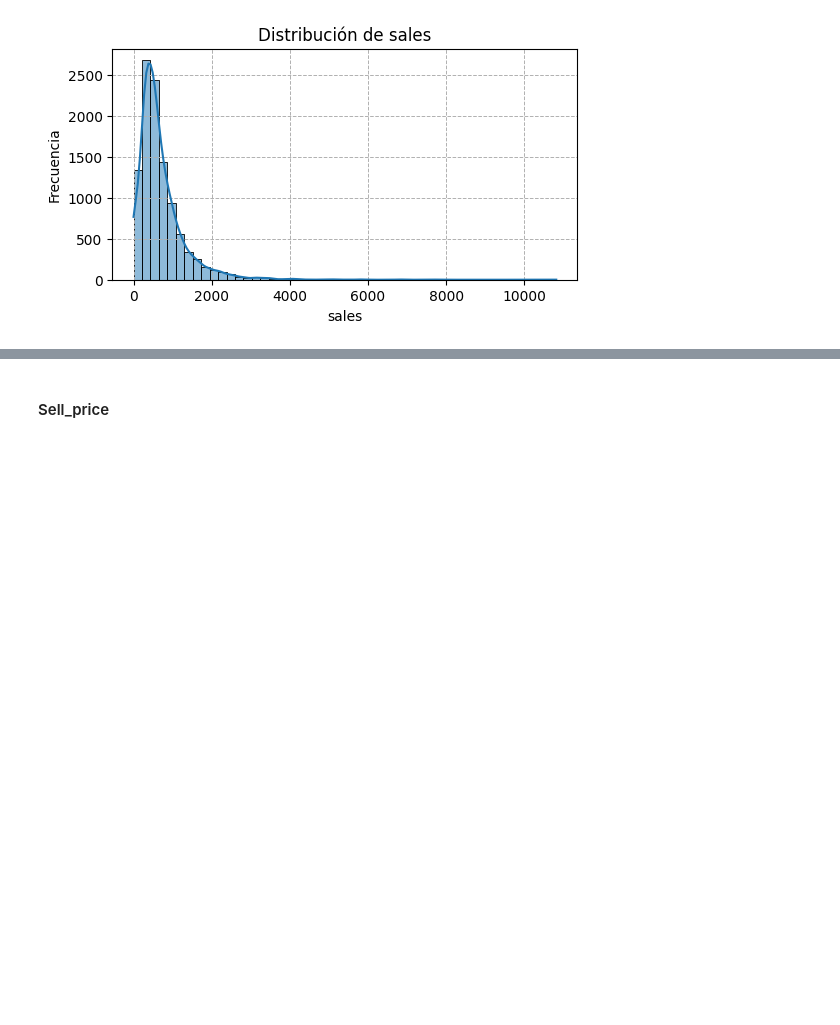
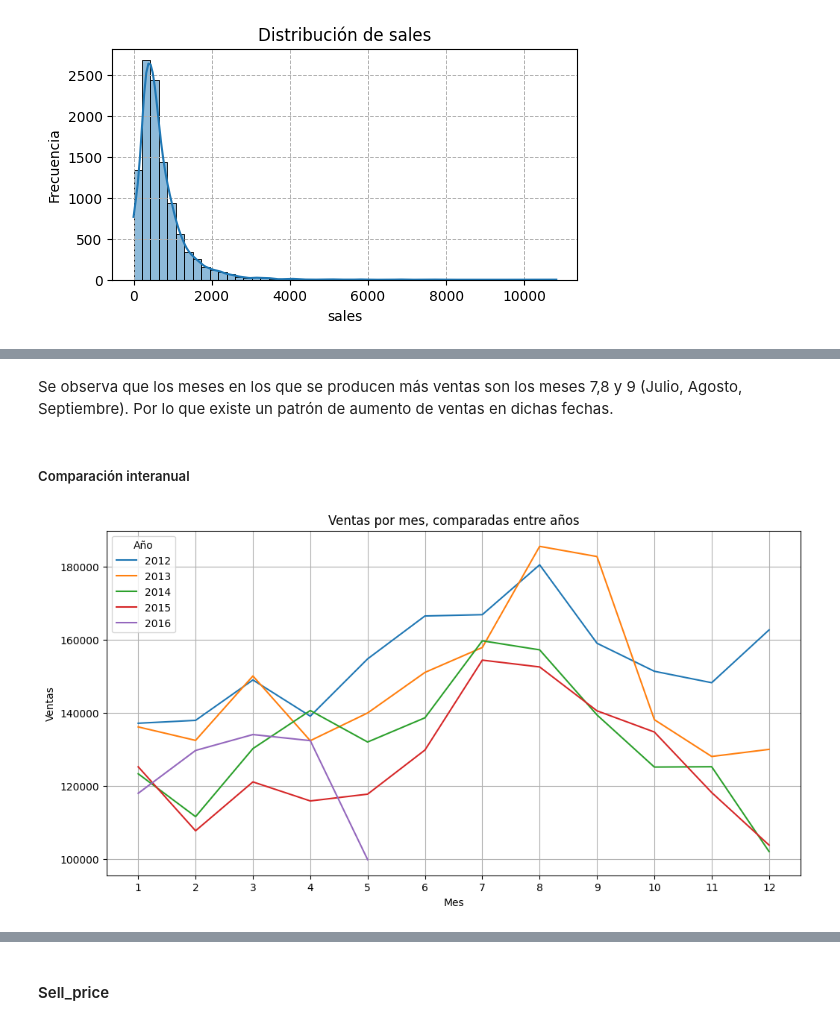
Before and after one commit to andtay/Machine_Learning_Based_Demand_Forecasting, a Jupyter notebook: Walmart/src/data_visualization_XGBoost.ipynb, the cells around one changed output, grey strips where cells are left out. Saved outputs shown, nothing was run; the diff lists cells and outputs as text; code cells hidden in the pictures; blank space fills up the shorter version.

```diff
--- a/Walmart/src/data_visualization_XGBoost.ipynb
+++ b/Walmart/src/data_visualization_XGBoost.ipynb
@@ -172,0 +337,17 @@ plt.show()
+# %% [markdown]
+Se observa que los meses en los que se producen más ventas son los meses 7,8 y 9 (Julio, Agosto, Septiembre). Por lo que existe un patrón de aumento de ventas en dichas fechas.
+# %% [markdown]
+##### Comparación interanual
+# %%
+ventas_interanual = data.groupby(['año', 'mes'])['sales'].sum().unstack(level=0)
+
+ventas_interanual.plot(figsize=(12, 6))
+plt.title("Ventas por mes, comparadas entre años")
+plt.ylabel("Ventas")
+plt.xlabel("Mes")
+plt.xticks(range(1, 13))
+plt.legend(title="Año")
+plt.grid(True)
+plt.show()
+# %% [output]
+[figure, added]
```
Also changed, not shown: parts of 52 cells of this notebook.
